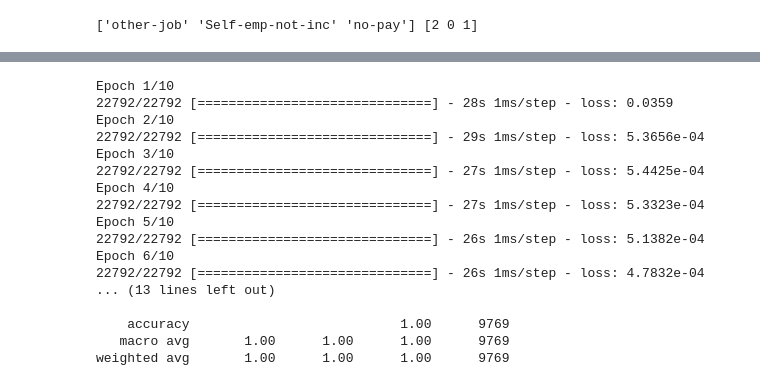
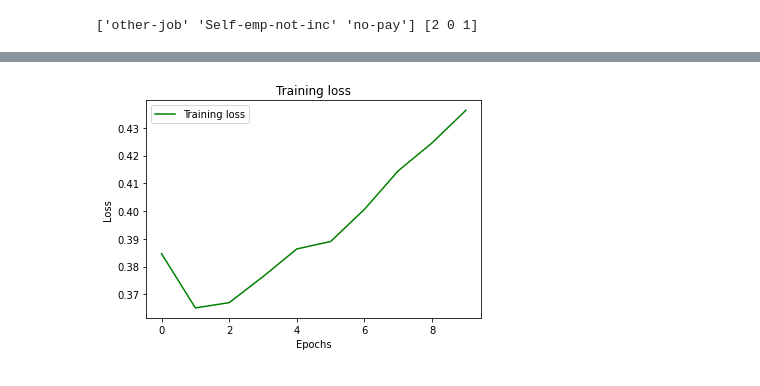
Before and after one commit to fnkzhang/ECS171FinalProject, a Jupyter notebook: ecs171_group17.ipynb, the cells around one changed output, grey strips where cells are left out. Saved outputs shown, nothing was run; the diff lists cells and outputs as text; code cells hidden in the pictures.

```diff
--- a/ecs171_group17.ipynb
+++ b/ecs171_group17.ipynb
@@ -523,0 +540,22 @@ sns.heatmap(corr2, vmin=-1, vmax=1, center=0, annot=True, cmap= 'RdBu')
+# %%
+from keras.models import Sequential
+from keras.layers import Dense
+from sklearn.metrics import classification_report
+from sklearn.model_selection import train_test_split
+
+data2 = data.copy()
+train, test = train_test_split(data2, test_size = 0.3, random_state = 10)
+X_train = train.drop(columns = ['50k'])
+X_test = test.drop(columns = ['50k'])
+y_train = train['50k']
+y_test = test['50k']
+
+model = Sequential()
+model.add(Dense(input_dim=9, units=7, activation='relu'))
+model.add(Dense(units = 4, activation = 'tanh'))
+model.add(Dense(units = 6, activation = 'selu'))
+model.add(Dense(units = 5, activation = 'softplus'))
+model.add(Dense(units = 1, activation = 'sigmoid'))
+model.compile(optimizer = 'rmsprop', loss = 'binary_crossentropy')
+history = model.fit(X_train, y_train, batch_size = 1, epochs = 10)
+yhat_test = model.predict(X_test)
@@ -545,43 +592,13 @@ See the caveats in the documentation: https://pandas.pydata.org/pandas-docs/stab
-# %%
-from keras.models import Sequential
-from keras.layers import Dense
-from sklearn.metrics import classification_report
-from sklearn.model_selection import train_test_split
-
-data2 = data.copy()
-train, test = train_test_split(data2, test_size = 0.3, random_state = 10)
-X_train = train.drop(columns = ['50k'])
-X_test = test.drop(columns = ['50k'])
-y_train = train['50k']
-y_test = test['50k']
-
-model = Sequential()
-model.add(Dense(input_dim=10, units=7, activation='relu'))
-model.add(Dense(units = 4, activation = 'tanh'))
-model.add(Dense(units = 6, activation = 'selu'))
-model.add(Dense(units = 5, activation = 'softplus'))
-model.add(Dense(units = 1, activation = 'sigmoid'))
-model.compile(optimizer = 'rmsprop', loss = 'binary_crossentropy')
-model.fit(X_train, y_train, batch_size = 1, epochs = 10)
-yhat_test = model.predict(X_test)
-
-yhat_test = [1 if y> 0.5 else 0 for y in yhat_test]
-print(classification_report(y_test, yhat_test))
-# %% [output]
-Epoch 1/10
-22792/22792 [==============================] - 28s 1ms/step - loss: 0.0359
-Epoch 2/10
-22792/22792 [==============================] - 29s 1ms/step - loss: 5.3656e-04
-Epoch 3/10
-22792/22792 [==============================] - 27s 1ms/step - loss: 5.4425e-04
-Epoch 4/10
-22792/22792 [==============================] - 27s 1ms/step - loss: 5.3323e-04
-Epoch 5/10
-22792/22792 [==============================] - 26s 1ms/step - loss: 5.1382e-04
-Epoch 6/10
-22792/22792 [==============================] - 26s 1ms/step - loss: 4.7832e-04
-... (13 lines left out)
-
-    accuracy                           1.00      9769
-   macro avg       1.00      1.00      1.00      9769
-weighted avg       1.00      1.00      1.00      9769
+# %%
+loss_train = history.history['loss']
+# loss_val = history.history['val_loss']
+epochs = range(0,10)
+plt.plot(epochs, loss_train, 'g', label='Training loss')
+# plt.plot(epochs, loss_val, 'b', label='validation loss')
+plt.title('Training loss')
+plt.xlabel('Epochs')
+plt.ylabel('Loss')
+plt.legend()
+plt.show()
+# %% [output]
+[figure, added]
```
Also changed, not shown: parts of 5 cells of this notebook.
